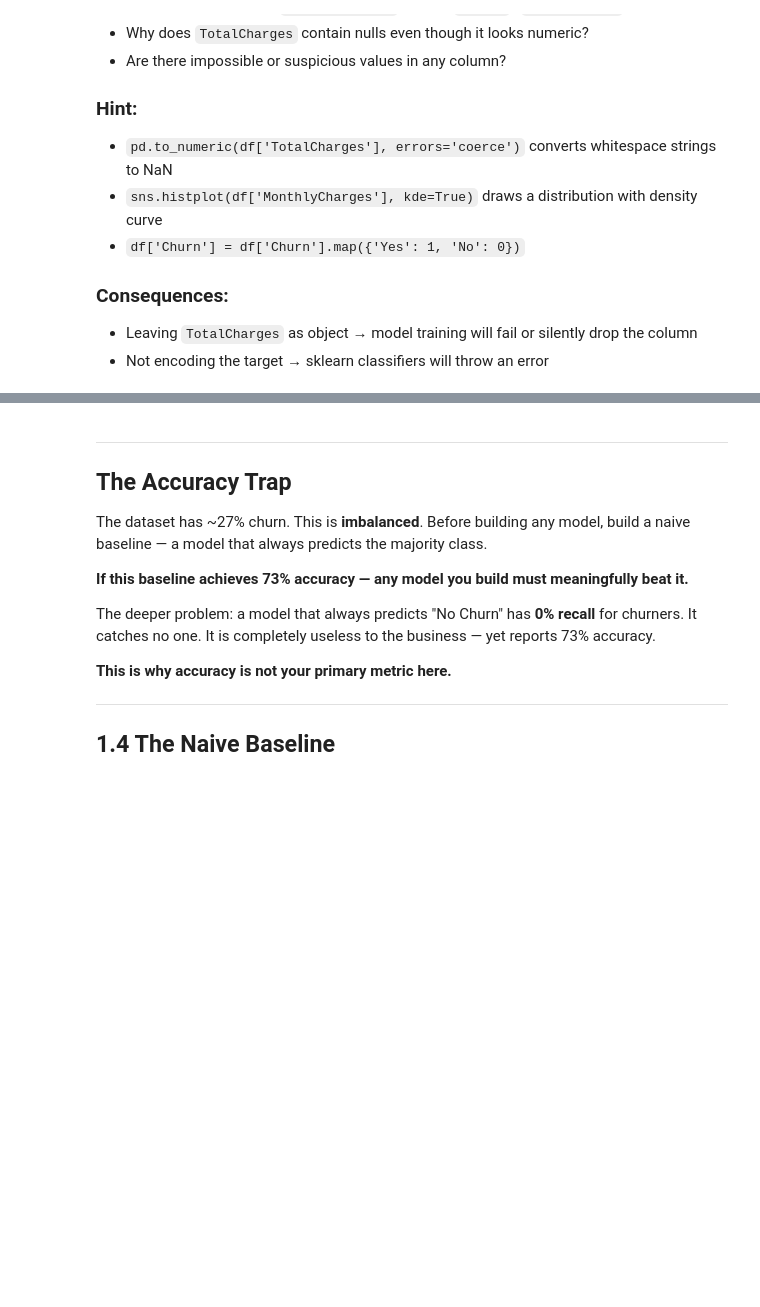
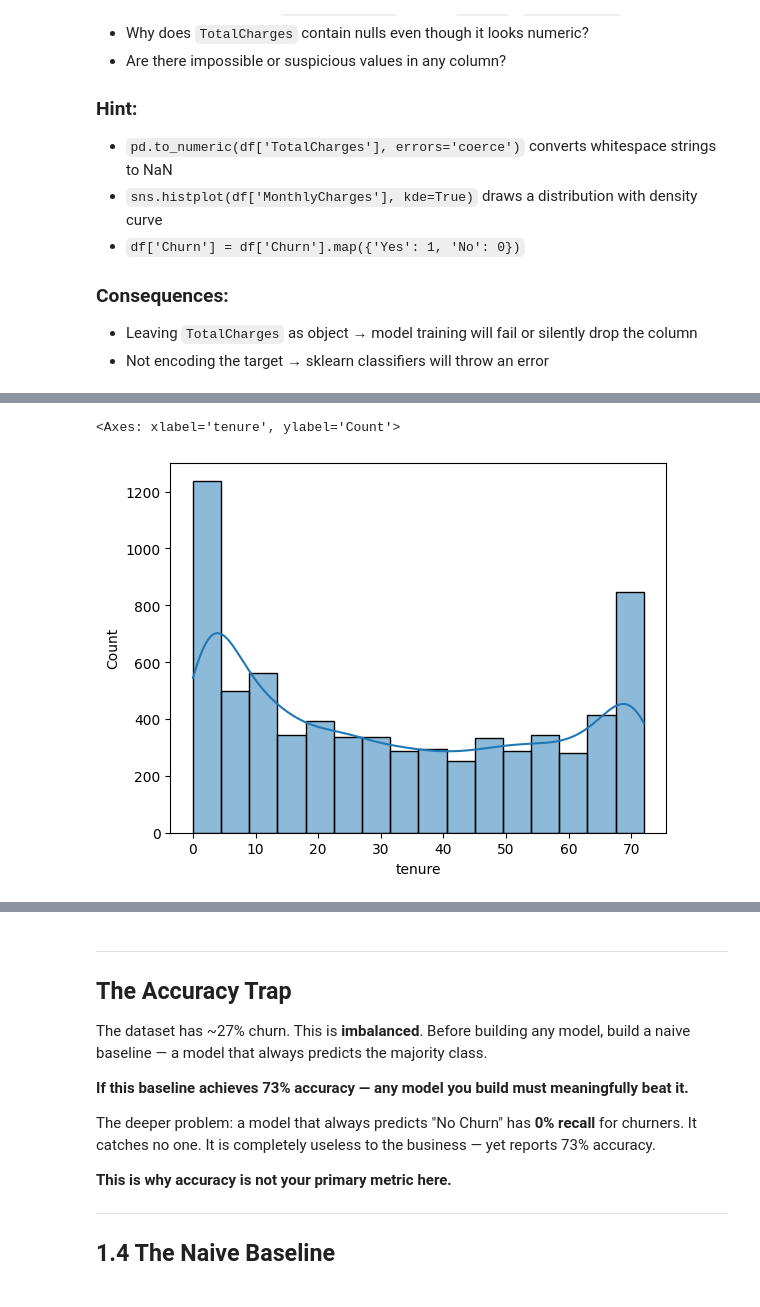
Before and after one commit to AshutoshDhungana/Fusemachine_AiFellowship, a Jupyter notebook: Wk4_Linear_Models/W4_Linear_Models_Assignment.ipynb, the cells around one changed output, grey strips where cells are left out. Saved outputs shown, nothing was run; the diff lists cells and outputs as text; code cells hidden in the pictures; blank space fills up the shorter version.

```diff
--- a/Wk4_Linear_Models/W4_Linear_Models_Assignment.ipynb
+++ b/Wk4_Linear_Models/W4_Linear_Models_Assignment.ipynb
@@ -255,0 +275,5 @@ Write out the ML problem formally using the structure below.
+# %%
+sns.histplot(df['tenure'], kde = True)
+# %% [output]
+<Axes: xlabel='tenure', ylabel='Count'>
+[figure, added]
```
Also changed, not shown: parts of 84 cells of this notebook.
